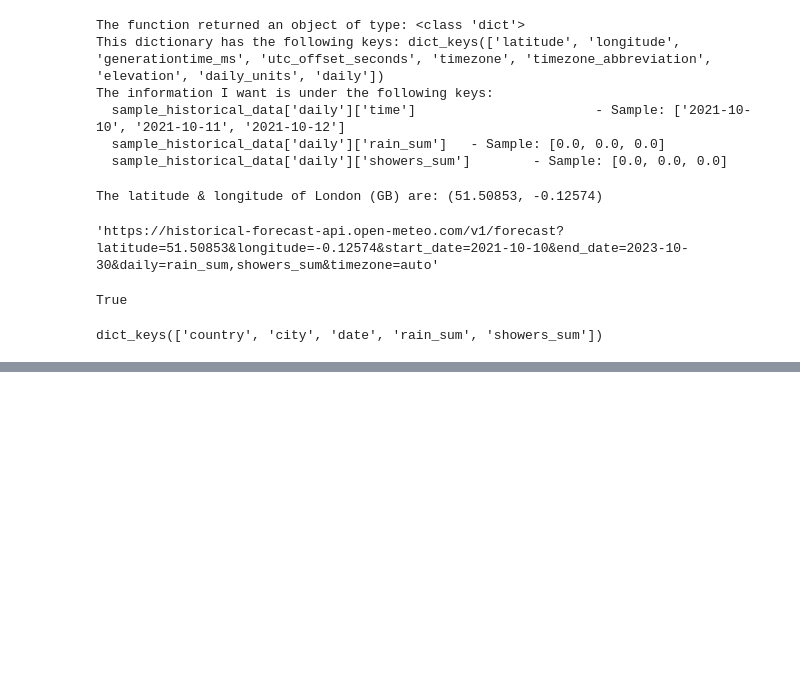
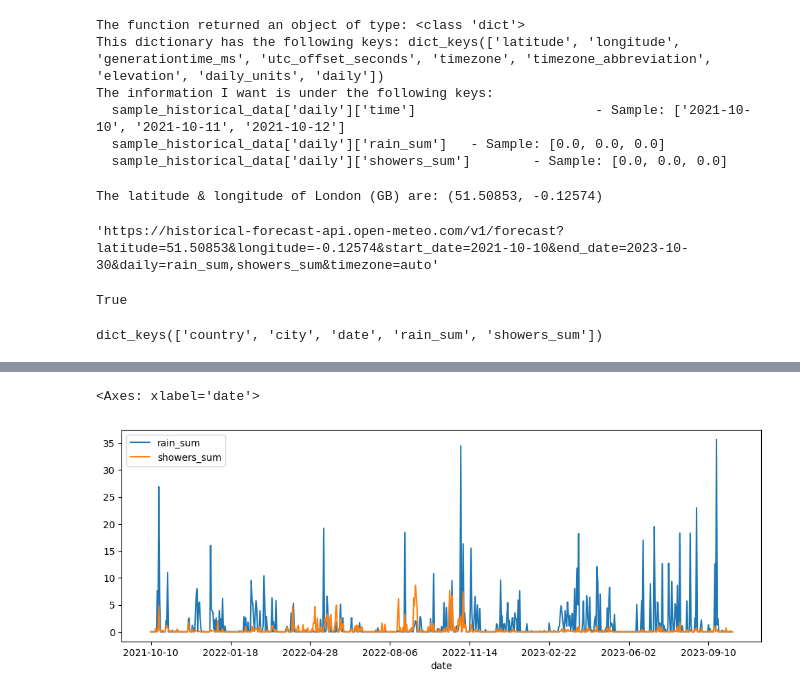
Before and after one commit to deyavuz/ds105a-weather-research, a Jupyter notebook: code/NB00-Preprocessing.ipynb, the cells around one changed output, grey strips where cells are left out. Cells and saved outputs as stored; diff of their text form; code cells hidden in the pictures; blank space fills up the shorter version.

```diff
--- a/code/NB00-Preprocessing.ipynb
+++ b/code/NB00-Preprocessing.ipynb
@@ -174,0 +160,5 @@ df.head()
+# %%
+df.plot(x='date', y=['rain_sum', 'showers_sum'], figsize=(12, 4))
+# %% [output]
+<Axes: xlabel='date'>
+[figure, added]
```
Also changed, not shown: parts of 6 cells of this notebook.
